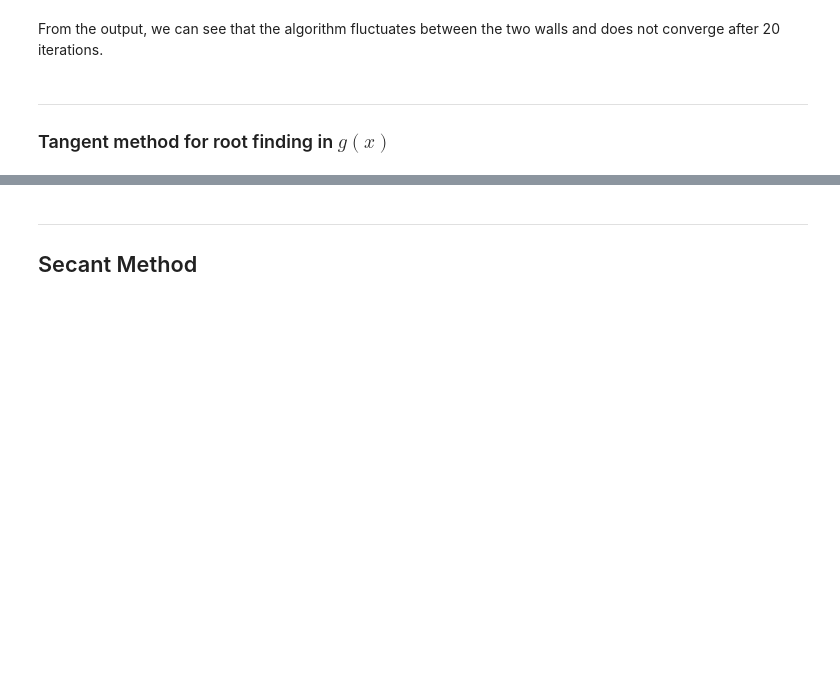
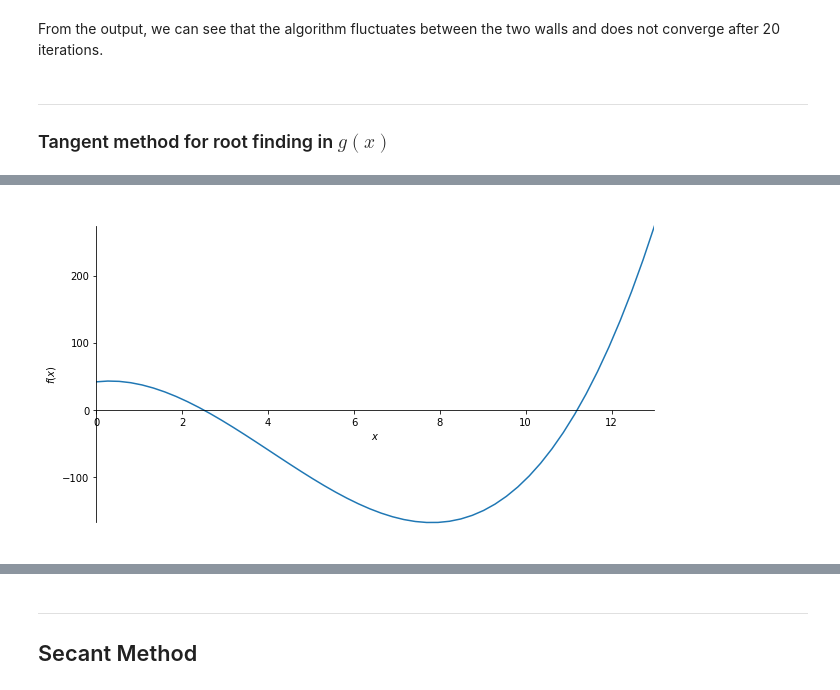
Before and after one commit to sheikhomar/opan, a Jupyter notebook: lec07.ipynb, the cells around one changed output, grey strips where cells are left out. Cells and saved outputs as stored; diff of their text form; code cells hidden in the pictures; blank space fills up the shorter version.

Commit message:
Newton's method for tangents.

```diff
--- a/lec07.ipynb
+++ b/lec07.ipynb
@@ -257,0 +274,10 @@ The issue for the tangent method is that it can go to other side.
+# %%
+def create_example_75():
+    x = sy.symbols('x')
+    f = x**3 - 12.2*x**2 + 7.45*x + 42
+    return NewtonSearch(f, x)
+ex75 = create_example_75()
+# %%
+ex75.plot(xlimit=(0, 13), show_spines=True)
+# %% [output]
+[figure, added]
```
Also changed, not shown: parts of 14 cells of this notebook, 2 other files.
